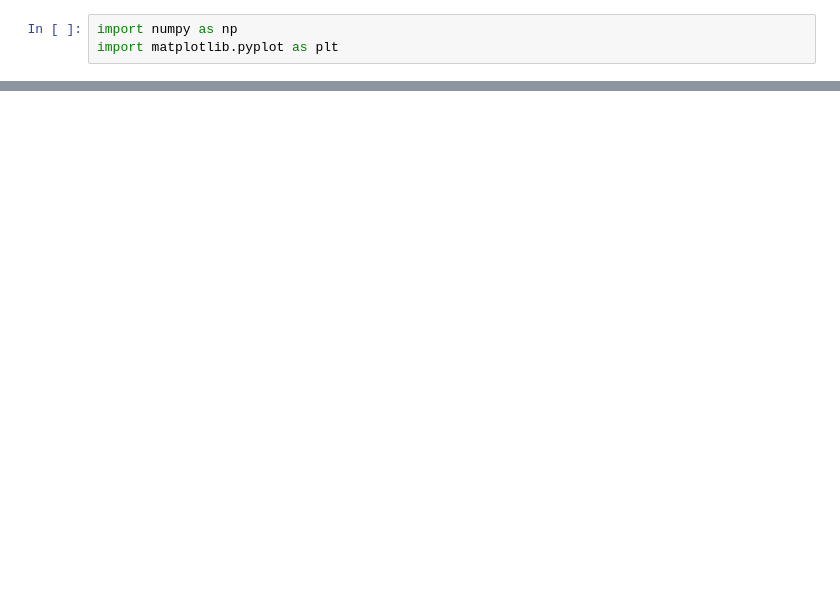
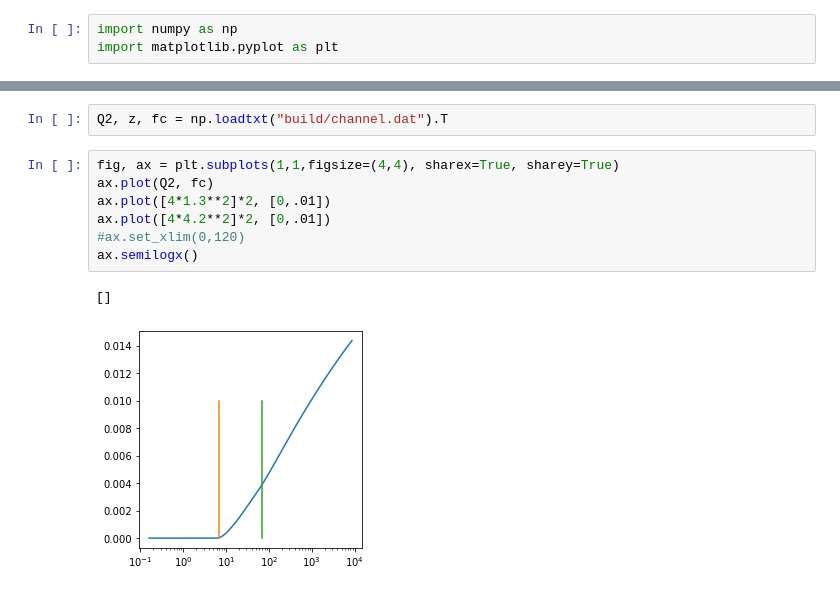
Before and after one commit to keweiyao/QCD-evolution, a Jupyter notebook: Plotting.ipynb, the cells around one changed output, grey strips where cells are left out. Saved outputs shown, nothing was run; the diff lists cells and outputs as text; blank space fills up the shorter version.

```diff
--- a/Plotting.ipynb
+++ b/Plotting.ipynb
@@ -23,0 +34,12 @@ plt.subplots_adjust(wspace=0)
+# %%
+Q2, z, fc = np.loadtxt("build/channel.dat").T
+# %%
+fig, ax = plt.subplots(1,1,figsize=(4,4), sharex=True, sharey=True)
+ax.plot(Q2, fc)
+ax.plot([4*1.3**2]*2, [0,.01])
+ax.plot([4*4.2**2]*2, [0,.01])
+#ax.set_xlim(0,120)
+ax.semilogx()
+# %% [output]
+[]
+[figure, added]
```
Also changed, not shown: parts of 2 cells of this notebook, 7 other files.
